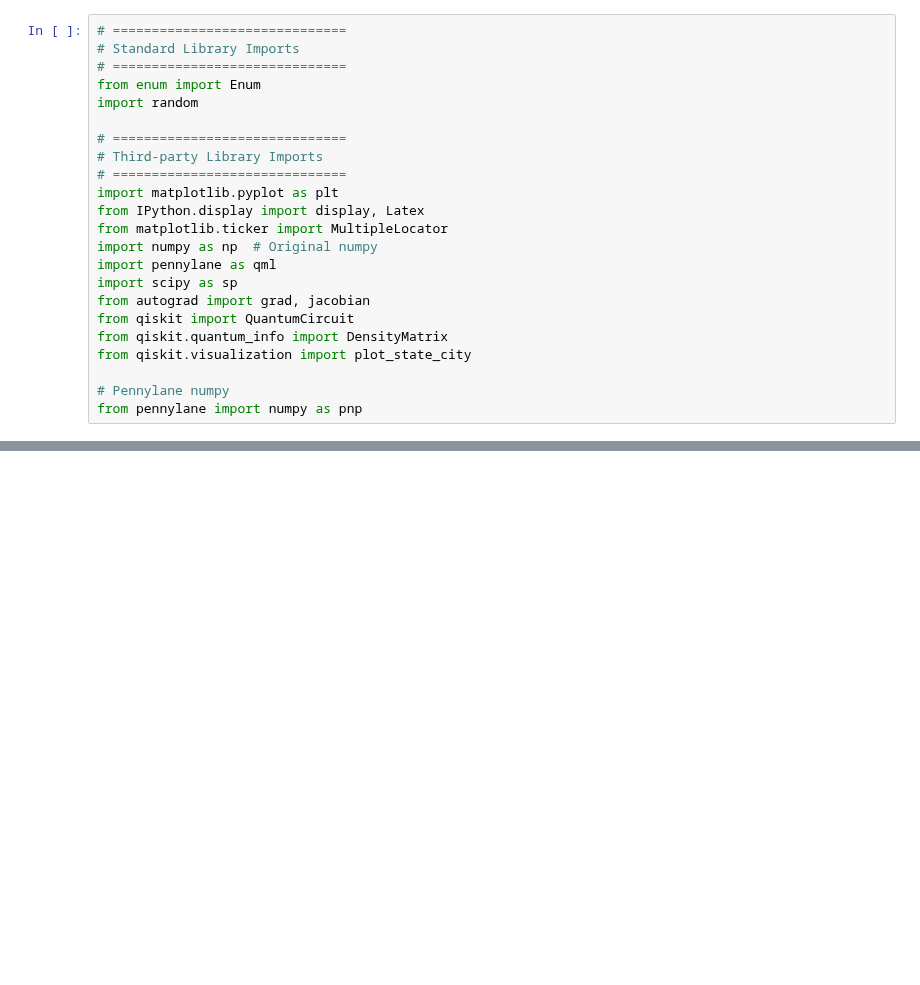
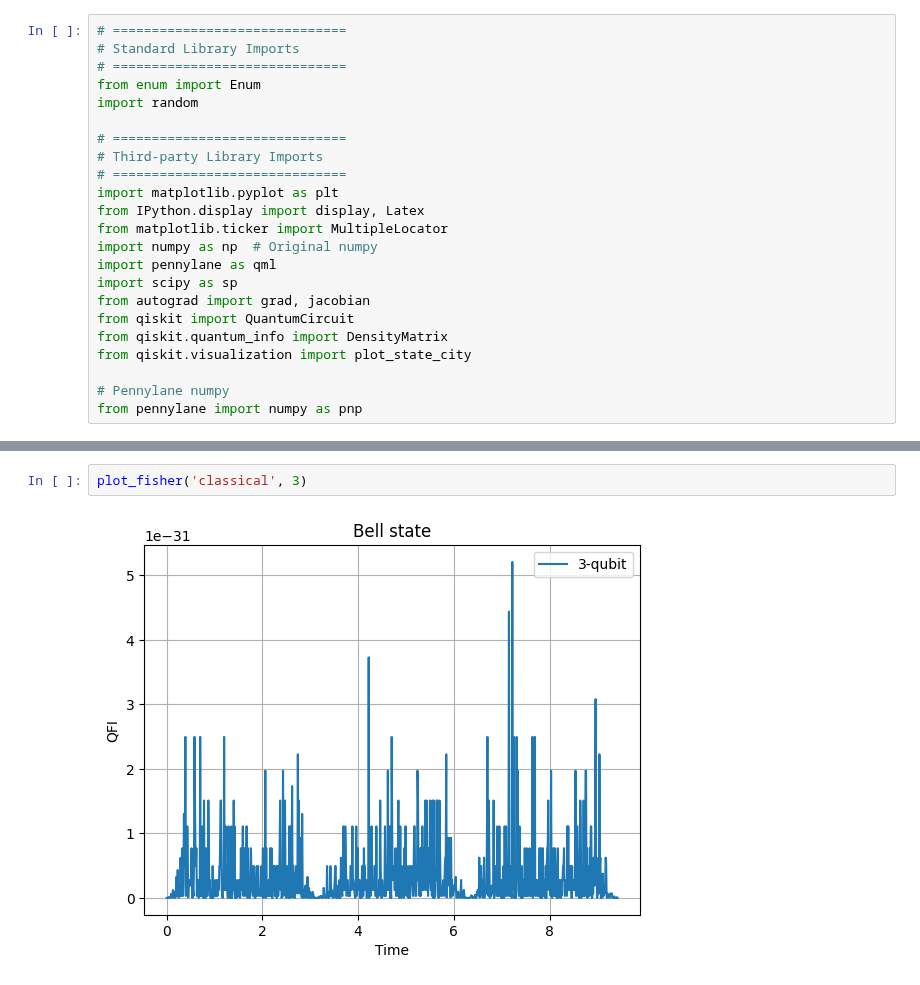
Before and after one commit to iridescent0923/Quantum_Optimization, a Jupyter notebook: Pennylane_Workspace/Metrology/CFI_optimize/Complete/2-qubit/Bell/Bell_CFI.ipynb, the cells around one changed output, grey strips where cells are left out. Cells and saved outputs as stored; diff of their text form; blank space fills up the shorter version.

```diff
--- a/Pennylane_Workspace/Metrology/CFI_optimize/Complete/2-qubit/Bell/Bell_CFI.ipynb
+++ b/Pennylane_Workspace/Metrology/CFI_optimize/Complete/2-qubit/Bell/Bell_CFI.ipynb
@@ -88,0 +123,4 @@ No artists with labels found to put in legend.  Note that artists whose label st
+# %%
+plot_fisher('classical', 3)
+# %% [output]
+[figure, added]
```
Also changed, not shown: parts of 12 cells of this notebook.
